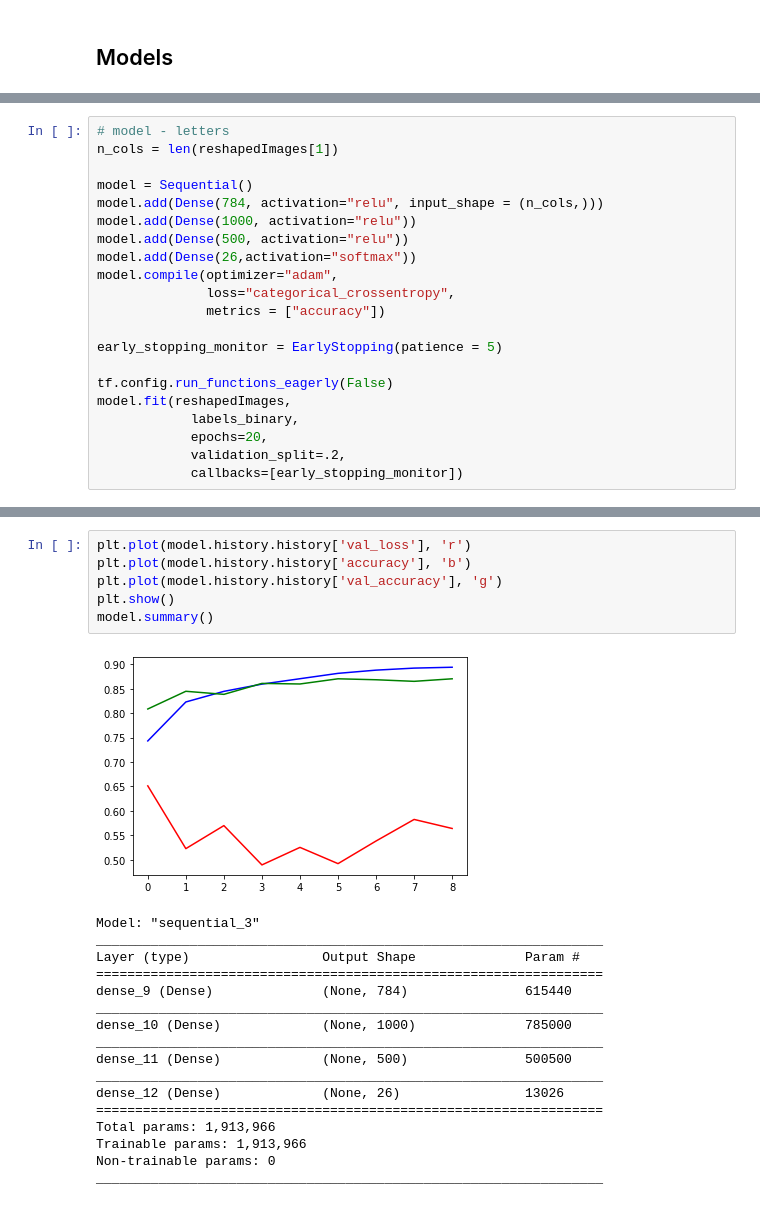
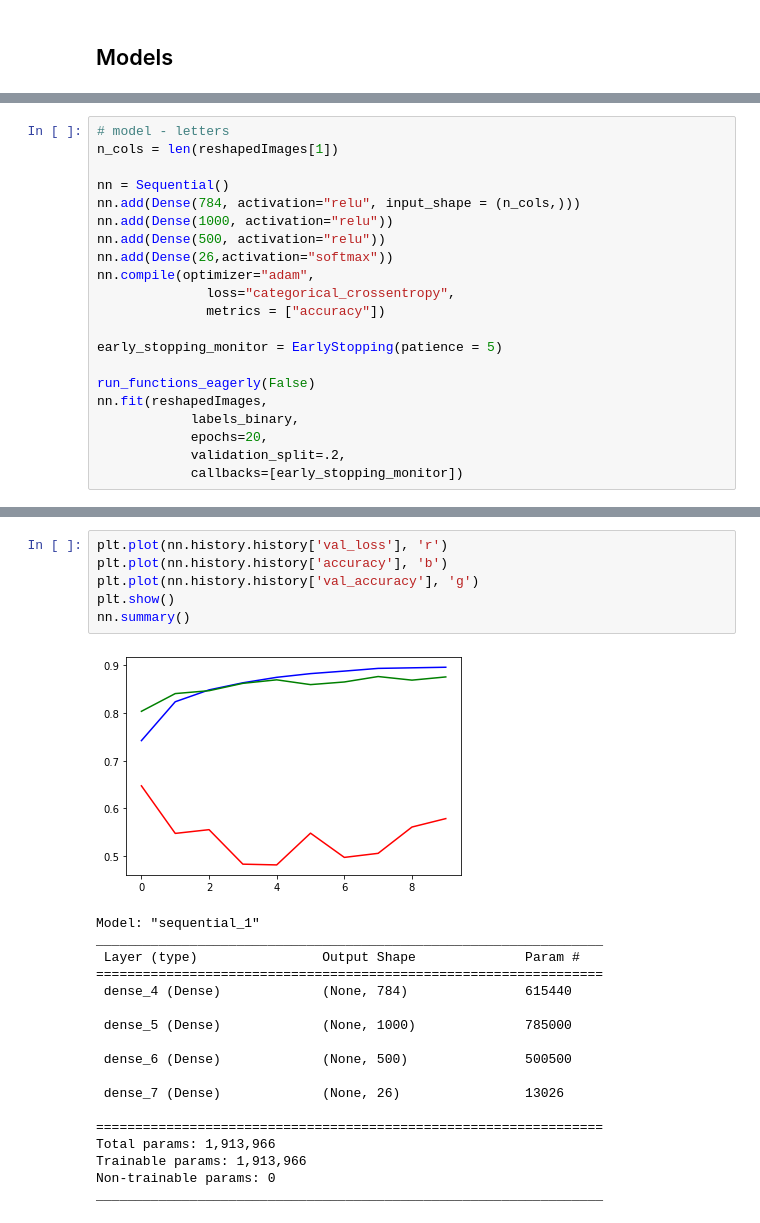
Before and after one commit to paladinic/letter-guesser, a Jupyter notebook: notebook/letter-guesser model.ipynb, the cells around one changed output, grey strips where cells are left out. Saved outputs shown, nothing was run; the diff lists cells and outputs as text.

```diff
--- a/notebook/letter-guesser model.ipynb
+++ b/notebook/letter-guesser model.ipynb
@@ -76,19 +139,19 @@ show_char(t_images[1])
 # model - letters
 n_cols = len(reshapedImages[1])
 
-model = Sequential()
-model.add(Dense(784, activation="relu", input_shape = (n_cols,)))
-model.add(Dense(1000, activation="relu"))
-model.add(Dense(500, activation="relu"))
-model.add(Dense(26,activation="softmax"))
-model.compile(optimizer="adam",
+nn = Sequential()
+nn.add(Dense(784, activation="relu", input_shape = (n_cols,)))
+nn.add(Dense(1000, activation="relu"))
+nn.add(Dense(500, activation="relu"))
+nn.add(Dense(26,activation="softmax"))
+nn.compile(optimizer="adam",
               loss="categorical_crossentropy",
               metrics = ["accuracy"])
 
 early_stopping_monitor = EarlyStopping(patience = 5)
 
-tf.config.run_functions_eagerly(False)
-model.fit(reshapedImages,
+run_functions_eagerly(False)
+nn.fit(reshapedImages,
             labels_binary,
             epochs=20,
             validation_split=.2,
@@ -116,22 +181,23 @@ Epoch 9/20
 # %%
-plt.plot(model.history.history['val_loss'], 'r')
-plt.plot(model.history.history['accuracy'], 'b')
-plt.plot(model.history.history['val_accuracy'], 'g')
+plt.plot(nn.history.history['val_loss'], 'r')
+plt.plot(nn.history.history['accuracy'], 'b')
+plt.plot(nn.history.history['val_accuracy'], 'g')
 plt.show()
-model.summary()
+nn.summary()
 # %% [output]
-[figure, old version]
+[figure, new version]
-Model: "sequential_3"
+Model: "sequential_1"
 _________________________________________________________________
-Layer (type)                 Output Shape              Param #
+ Layer (type)                Output Shape              Param #
 =================================================================
-dense_9 (Dense)              (None, 784)               615440
-_________________________________________________________________
-dense_10 (Dense)             (None, 1000)              785000
-_________________________________________________________________
-dense_11 (Dense)             (None, 500)               500500
-_________________________________________________________________
-dense_12 (Dense)             (None, 26)                13026
+ dense_4 (Dense)             (None, 784)               615440
+
+ dense_5 (Dense)             (None, 1000)              785000
+
+ dense_6 (Dense)             (None, 500)               500500
+
+ dense_7 (Dense)             (None, 26)                13026
+
 =================================================================
 Total params: 1,913,966
 Trainable params: 1,913,966
```
Also changed, not shown: parts of 32 cells of this notebook, 2 other files.
